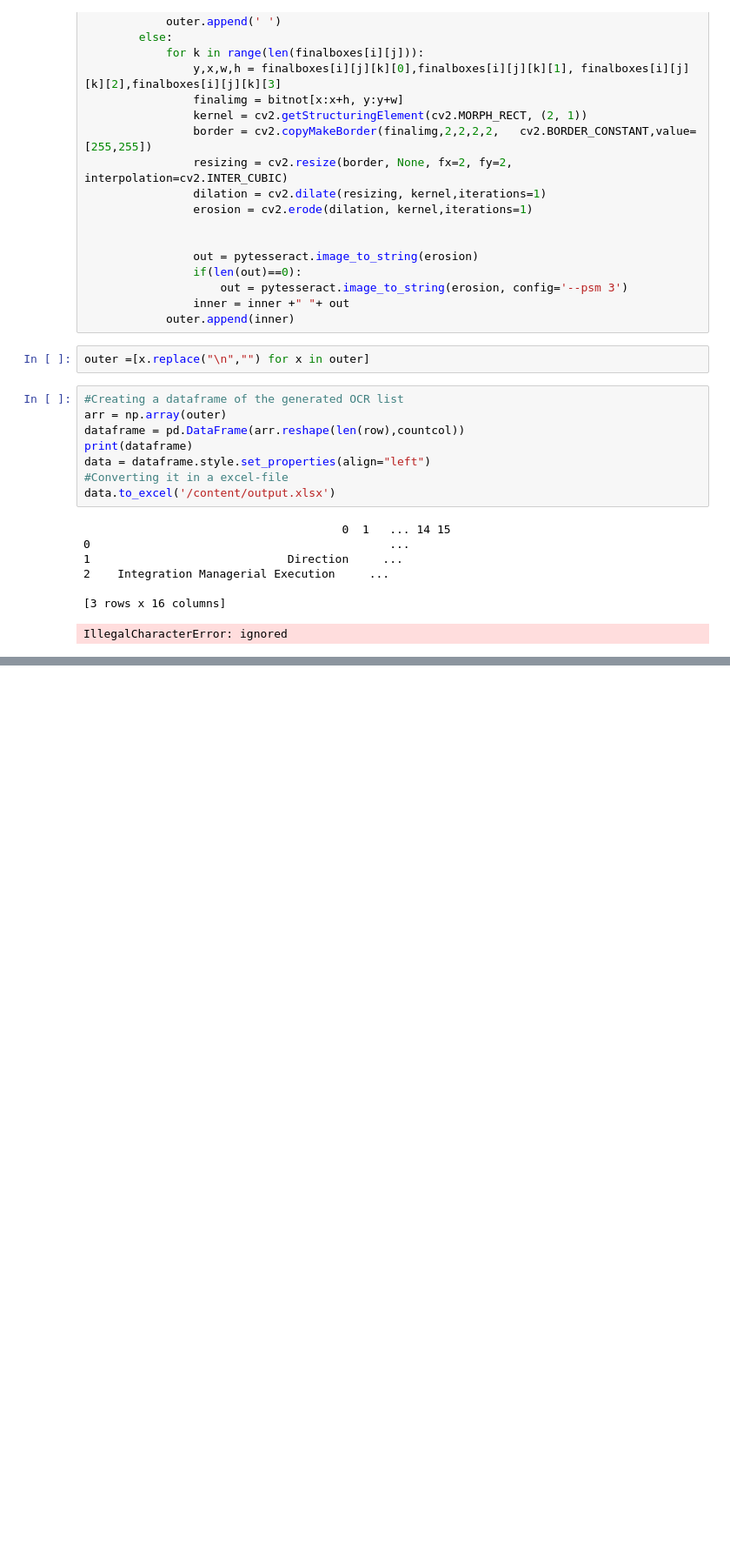
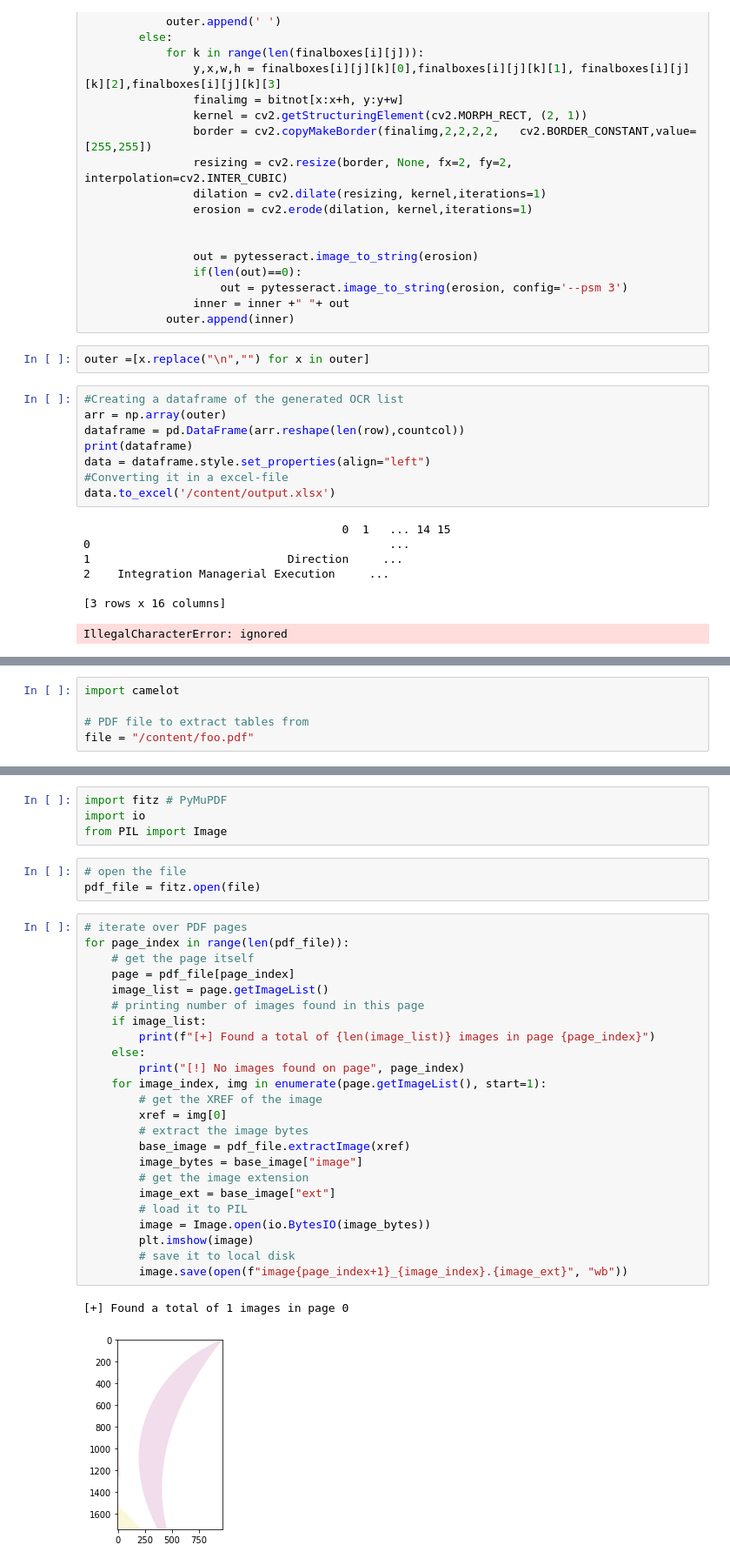
Before and after one commit to plaban1981/POCs, a Jupyter notebook: How_to_turn_screenshots_of_a_table_to_editable_data_using_OpenCV_and_pytesseract.ipynb, the cells around one changed output, grey strips where cells are left out. Shown at 87% size. Drawn from its saved outputs; the diff is of its cells as text; blank space fills up the shorter version.

```diff
--- a/How_to_turn_screenshots_of_a_table_to_editable_data_using_OpenCV_and_pytesseract.ipynb
+++ b/How_to_turn_screenshots_of_a_table_to_editable_data_using_OpenCV_and_pytesseract.ipynb
@@ -401,0 +453,5 @@ IllegalCharacterError: ignored
+# %%
+import camelot
+
+# PDF file to extract tables from
+file = "/content/foo.pdf"
@@ -401,0 +502,34 @@ IllegalCharacterError: ignored
+# %%
+import fitz # PyMuPDF
+import io
+from PIL import Image
+# %%
+# open the file
+pdf_file = fitz.open(file)
+# %%
+# iterate over PDF pages
+for page_index in range(len(pdf_file)):
+    # get the page itself
+    page = pdf_file[page_index]
+    image_list = page.getImageList()
+    # printing number of images found in this page
+    if image_list:
+        print(f"[+] Found a total of {len(image_list)} images in page {page_index}")
+    else:
+        print("[!] No images found on page", page_index)
+    for image_index, img in enumerate(page.getImageList(), start=1):
+        # get the XREF of the image
+        xref = img[0]
+        # extract the image bytes
+        base_image = pdf_file.extractImage(xref)
+        image_bytes = base_image["image"]
+        # get the image extension
+        image_ext = base_image["ext"]
+        # load it to PIL
+        image = Image.open(io.BytesIO(image_bytes))
+        plt.imshow(image)
+        # save it to local disk
+        image.save(open(f"image{page_index+1}_{image_index}.{image_ext}", "wb"))
+# %% [output]
+[+] Found a total of 1 images in page 0
+[figure, added]
```
Also changed, not shown: parts of 14 cells of this notebook.
